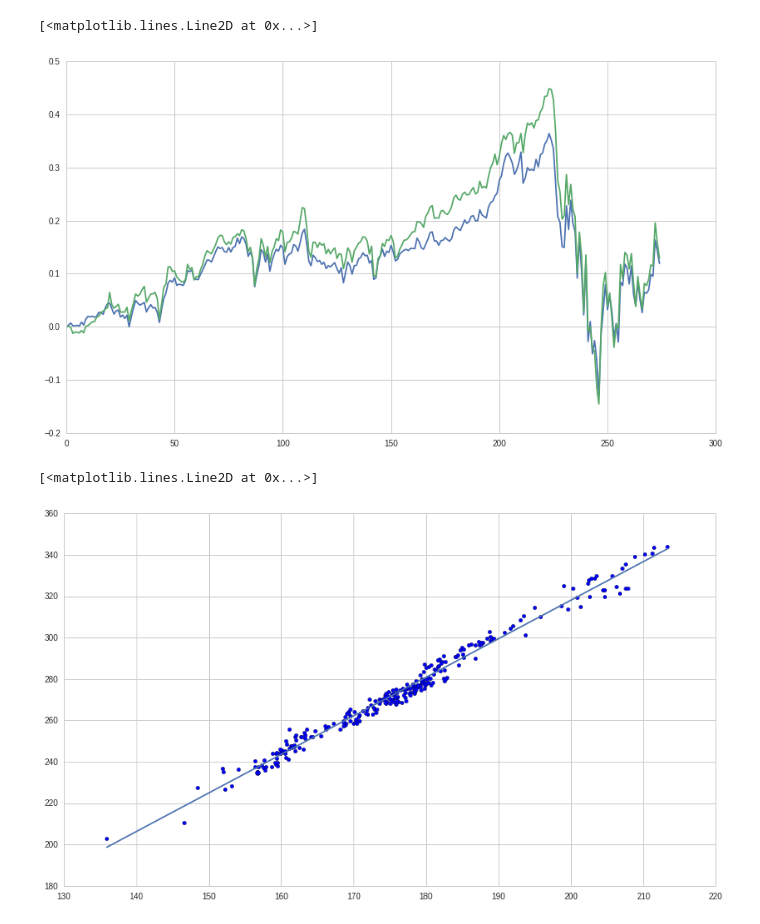
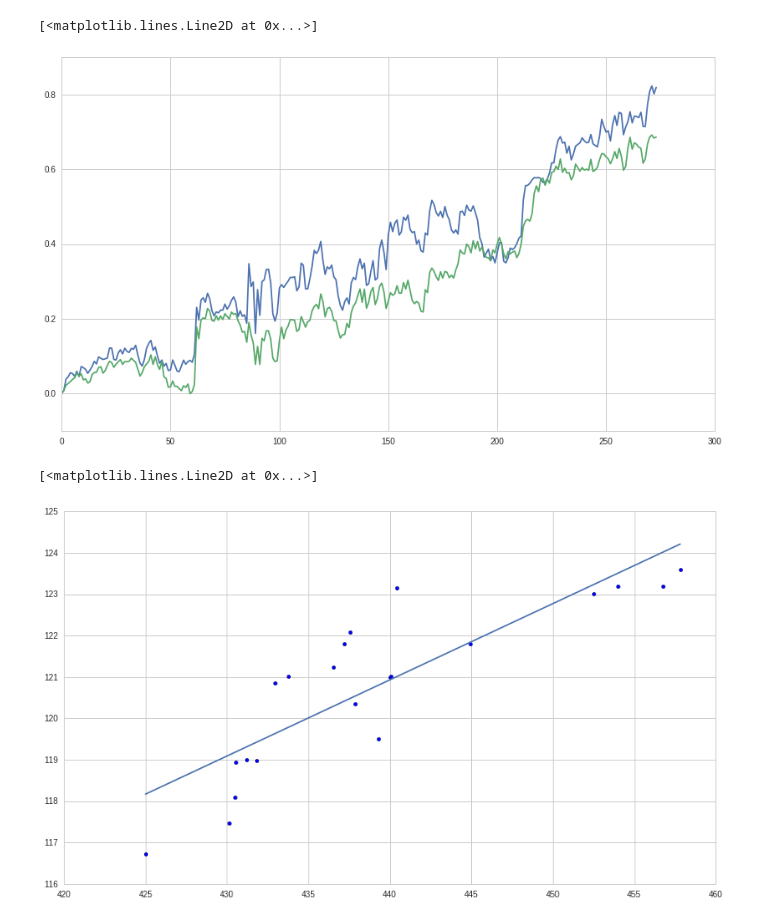
Before and after one commit to BlackBoxTrading1/PairTrading, a Jupyter notebook: Pair_Tester.ipynb, the cells around one changed output. Cells and saved outputs as stored; diff of their text form; code cells hidden in the pictures.

```diff
--- a/Pair_Tester.ipynb
+++ b/Pair_Tester.ipynb
@@ -1,9 +1,9 @@
 # %%
-stock_1 = symbols('V')
-stock_2 = symbols('MA')
-start_date = '2019-5-1'
-end_date = '2020-5-1'
-HEDGE_LOOKBACK = 21
+stock_1 = symbols('MA')
+stock_2 = symbols('V')
+start_date = '2011-5-1'
+end_date = '2012-5-1'
+HEDGE_LOOKBACK = 21*1
 MIN_WEIGHT = 0.2
 DESIRED_PVALUE = 0.01
 # %%
@@ -11,12 +11,13 @@ import numpy as np
 import pandas as pd
 import statsmodels.tsa.stattools as sm
 import statsmodels.stats.diagnostic as sd
-from scipy.stats import shapiro, pearsonr, jarque_bera
+from scipy.stats import shapiro, pearsonr, jarque_bera, bartlett, levene
 from pykalman import KalmanFilter
 import math
 from scipy.stats import linregress
 import itertools
 from matplotlib import pyplot as plt
+import scipy
 
 def get_spreads(s1_price, s2_price):
     length = len(s1_price)-HEDGE_LOOKBACK
@@ -24,10 +25,13 @@ def get_spreads(s1_price, s2_price):
     for i in range(length):
         start_index = len(s1_price)-length+i
         try:
+#             hedge = linregress(s2_price[start_index-HEDGE_LOOKBACK:start_index],s1_price[start_index-HEDGE_LOOKBACK:start_index]).slope
+#             intercept = linregress(s2_price[start_index-HEDGE_LOOKBACK:start_index],s1_price[start_index-HEDGE_LOOKBACK:start_index]).intercept
             hedge = linregress(np.log(s2_price[start_index-HEDGE_LOOKBACK:start_index]),np.log(s1_price[start_index-HEDGE_LOOKBACK:start_index])).slope
             intercept = linregress(np.log(s2_price[start_index-HEDGE_LOOKBACK:start_index]),np.log(s1_price[start_index-HEDGE_LOOKBACK:start_index])).intercept
         except:
             return
+#         spreads = np.append(spreads, s1_price[i] - hedge*s2_price[i]-intercept)
         spreads = np.append(spreads, np.log(s1_price[i]) - hedge*np.log(s2_price[i])-intercept)
     return spreads
 
@@ -36,11 +40,14 @@ def run_kalman(price_history):
                             initial_state_covariance = 1, observation_covariance=1, transition_covariance=.05)
     return kf_stock.smooth(price_history.values)[0].flatten()
 
-# s1_price = run_kalman(get_pricing(stock_1,start_date=start_date, end_date=end_date, start_offset=HEDGE_LOOKBACK).close_price)
-# s2_price = run_kalman(get_pricing(stock_2,start_date=start_date, end_date=end_date, start_offset=HEDGE_LOOKBACK).close_price)
+# s1_price = run_kalman(get_pricing(stock_1,start_date=start_date, end_date=end_date, start_offset=HEDGE_LOOKBACK).price)
+# s2_price = run_kalman(get_pricing(stock_2,start_date=start_date, end_date=end_date, start_offset=HEDGE_LOOKBACK).price)
 
-s1_price = get_pricing(stock_1,start_date=start_date, end_date=end_date, start_offset=HEDGE_LOOKBACK).close_price
-s2_price = get_pricing(stock_2,start_date=start_date, end_date=end_date, start_offset=HEDGE_LOOKBACK).close_price
+# s1_price = np.log(run_kalman(get_pricing(stock_1,start_date=start_date, end_date=end_date, start_offset=HEDGE_LOOKBACK).price))
+# s2_price = np.log(run_kalman(get_pricing(stock_2,start_date=start_date, end_date=end_date, start_offset=HEDGE_LOOKBACK).price))
+
+s1_price = get_pricing(stock_1,start_date=start_date, end_date=end_date, start_offset=HEDGE_LOOKBACK).price
+s2_price = get_pricing(stock_2,start_date=start_date, end_date=end_date, start_offset=HEDGE_LOOKBACK).price
 
 spreads = get_spreads(s1_price,s2_price)
 # %%
@@ -177,10 +184,12 @@ plt.plot(s1_final)
 plt.plot(s2_final)
 # %% [output]
 [<matplotlib.lines.Line2D at 0x...>]
-[figure, old version]
+[figure, new version]
 # %%
+s1_price = s1_price[-HEDGE_LOOKBACK:]
+s2_price = s2_price[-HEDGE_LOOKBACK:]
 plt.scatter(s1_price,s2_price)
 plt.plot(np.unique(s1_price), np.poly1d(np.polyfit(s1_price, s2_price, 1))(np.unique(s1_price)))
 # %% [output]
 [<matplotlib.lines.Line2D at 0x...>]
-[figure, old version]
+[figure, new version]
```
Also changed, not shown: parts of 3 cells of this notebook, 1 other file.
